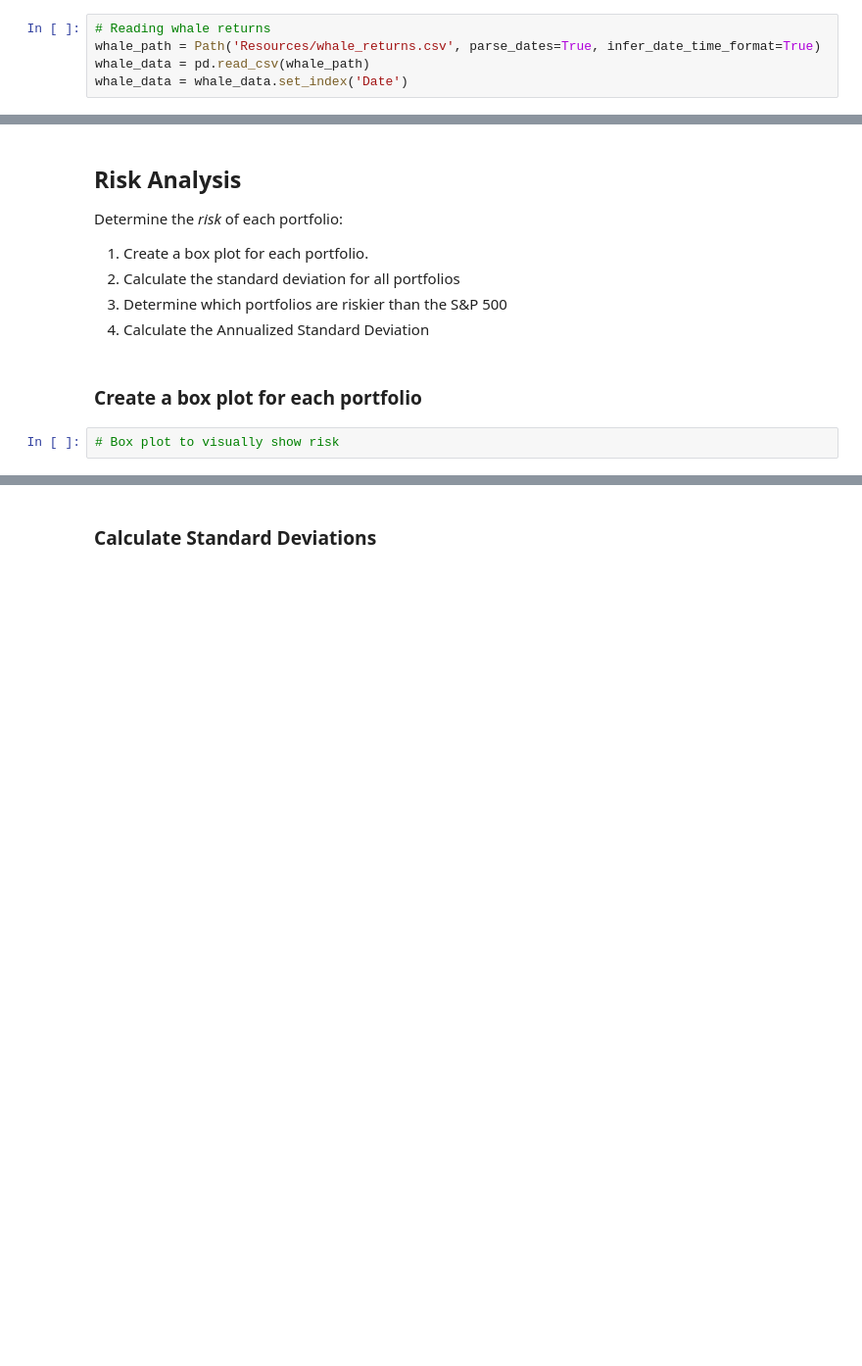
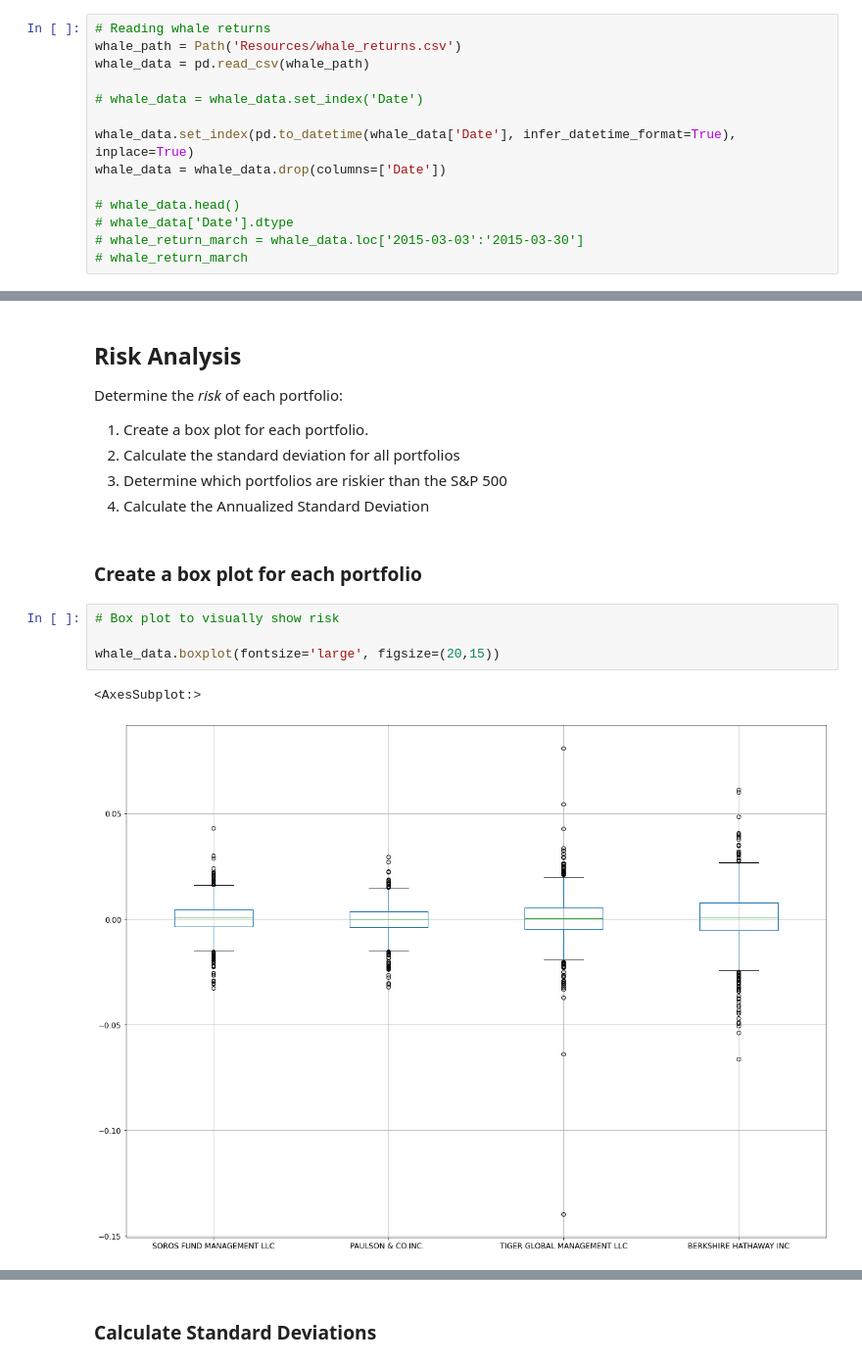
Before and after one commit to Avrpatel/Homework-3-Pandas, a Jupyter notebook: Starter_Code/whale_analysis.ipynb, the cells around one changed output, grey strips where cells are left out. Shown at 98% size. Saved outputs shown, nothing was run; the diff lists cells and outputs as text; blank space fills up the shorter version.

```diff
--- a/Starter_Code/whale_analysis.ipynb
+++ b/Starter_Code/whale_analysis.ipynb
@@ -29,9 +29,18 @@ Files:
 Read the Whale Portfolio daily returns and clean the data
 # %%
 # Reading whale returns
-whale_path = Path('Resources/whale_returns.csv', parse_dates=True, infer_date_time_format=True)
+whale_path = Path('Resources/whale_returns.csv')
 whale_data = pd.read_csv(whale_path)
-whale_data = whale_data.set_index('Date')
+
+# whale_data = whale_data.set_index('Date')
+
+whale_data.set_index(pd.to_datetime(whale_data['Date'], infer_datetime_format=True), inplace=True)
+whale_data = whale_data.drop(columns=['Date'])
+
+# whale_data.head()
+# whale_data['Date'].dtype
+# whale_return_march = whale_data.loc['2015-03-03':'2015-03-30']
+# whale_return_march
 # %%
 # Count nulls
 whale_data.isnull().sum()
@@ -204,3 +237,8 @@ Determine the _risk_ of each portfolio:
 ### Create a box plot for each portfolio
 # %%
 # Box plot to visually show risk
+
+whale_data.boxplot(fontsize='large', figsize=(20,15))
+# %% [output]
+<AxesSubplot:>
+[figure, added]
```
Also changed, not shown: parts of 20 cells of this notebook.
